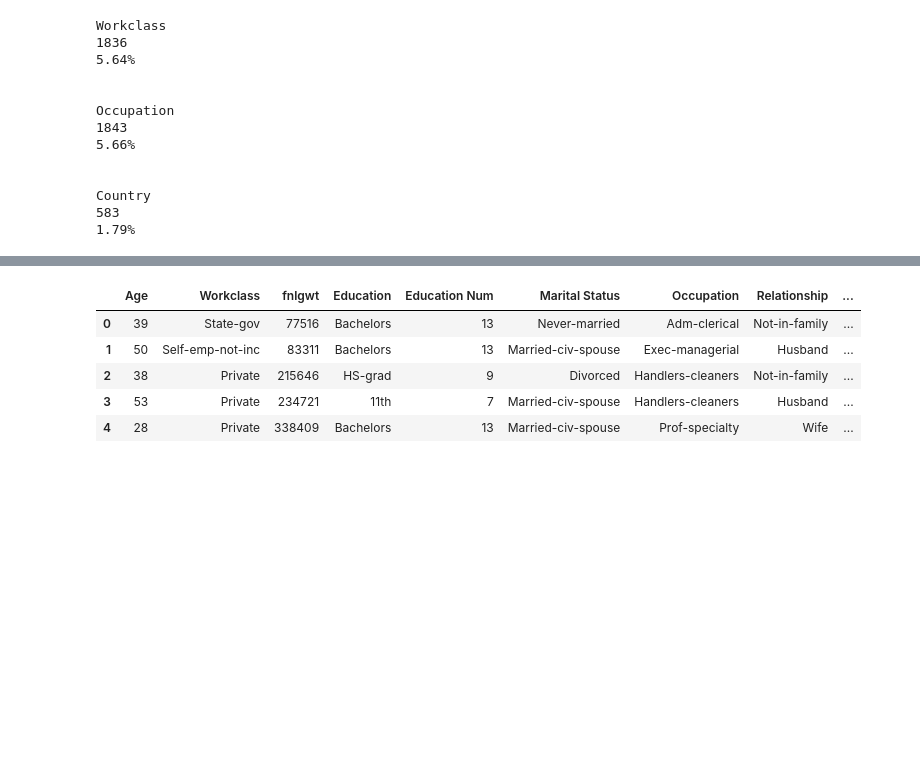
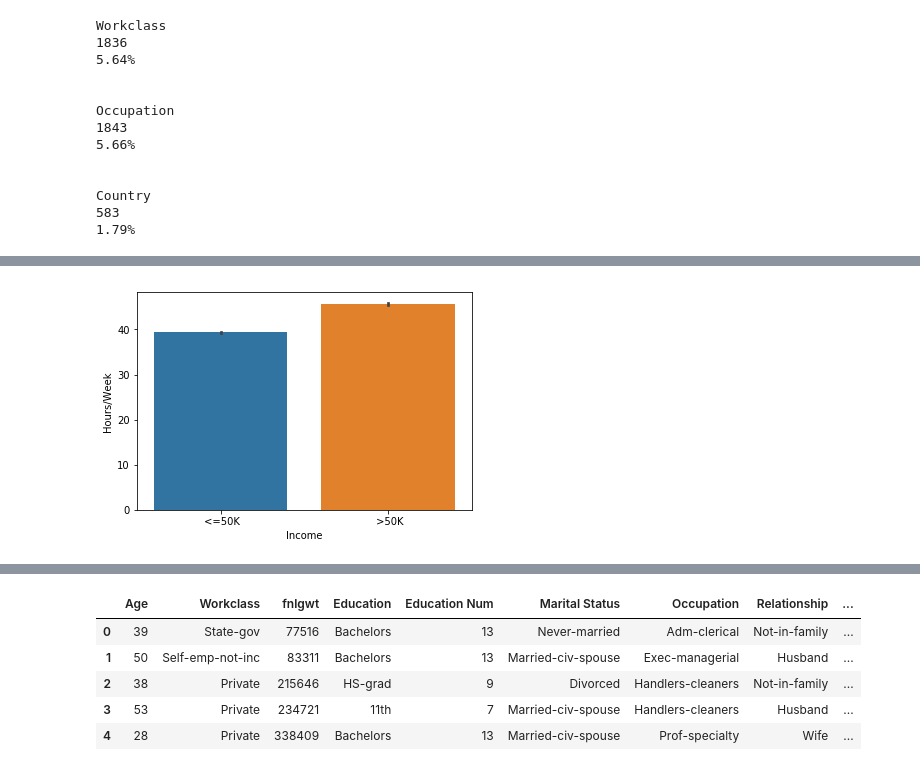
Before and after one commit to rajpopat27/Inkey, a Jupyter notebook: Inkey Assignment.ipynb, the cells around one changed output, grey strips where cells are left out. Cells and saved outputs as stored; diff of their text form; code cells hidden in the pictures; blank space fills up the shorter version.

```diff
--- a/Inkey Assignment.ipynb
+++ b/Inkey Assignment.ipynb
@@ -161,0 +256,5 @@ Country
+# %%
+sns.barplot(x='Income', y='Hours/Week', data=df)
+plt.show()
+# %% [output]
+[figure, added]
```
Also changed, not shown: parts of 57 cells of this notebook.
